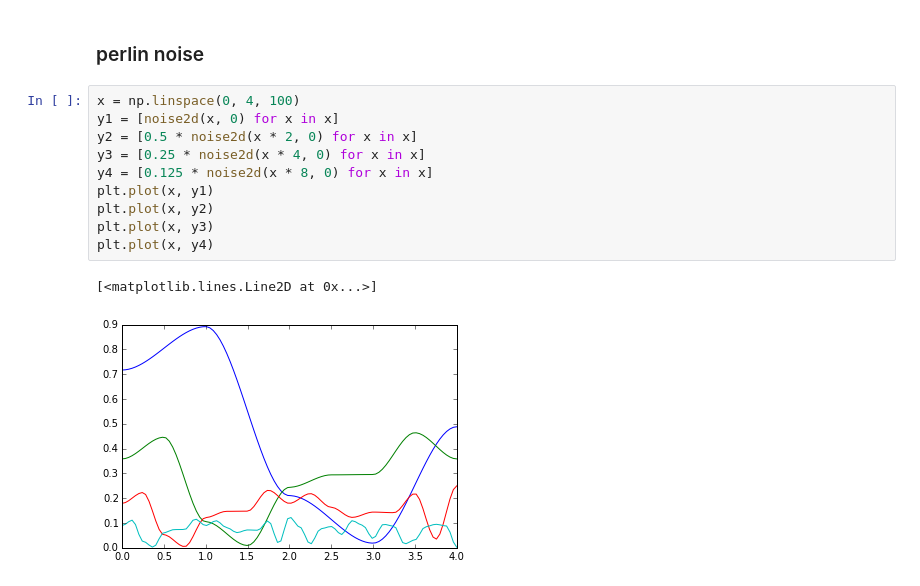
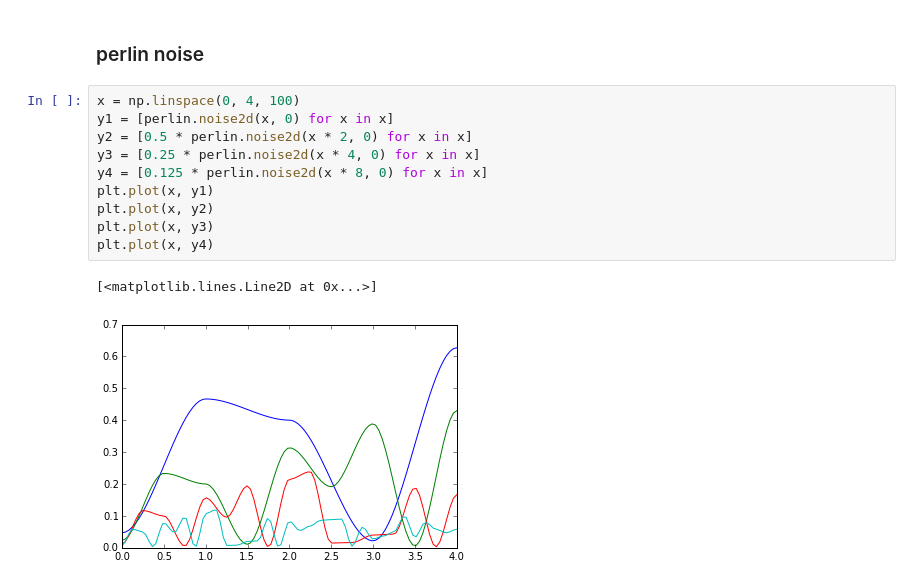
Before and after one commit to basp/aya, a Jupyter notebook: noise.ipynb, the cells around one changed output. Cells and saved outputs as stored; diff of their text form.

```diff
--- a/noise.ipynb
+++ b/noise.ipynb
@@ -138,14 +138,14 @@ plt.plot(x, y2)
 ### perlin noise
 # %%
 x = np.linspace(0, 4, 100)
-y1 = [noise2d(x, 0) for x in x]
-y2 = [0.5 * noise2d(x * 2, 0) for x in x]
-y3 = [0.25 * noise2d(x * 4, 0) for x in x]
-y4 = [0.125 * noise2d(x * 8, 0) for x in x]
+y1 = [perlin.noise2d(x, 0) for x in x]
+y2 = [0.5 * perlin.noise2d(x * 2, 0) for x in x]
+y3 = [0.25 * perlin.noise2d(x * 4, 0) for x in x]
+y4 = [0.125 * perlin.noise2d(x * 8, 0) for x in x]
 plt.plot(x, y1)
 plt.plot(x, y2)
 plt.plot(x, y3)
 plt.plot(x, y4)
 # %% [output]
 [<matplotlib.lines.Line2D at 0x...>]
-[figure, old version]
+[figure, new version]
```
Also changed, not shown: parts of 3 cells of this notebook, 1 other file.
